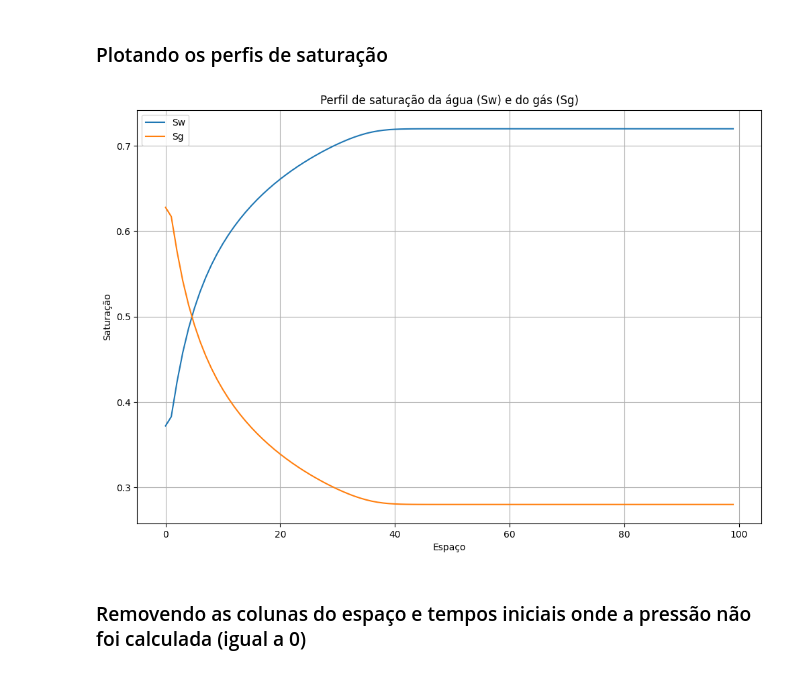
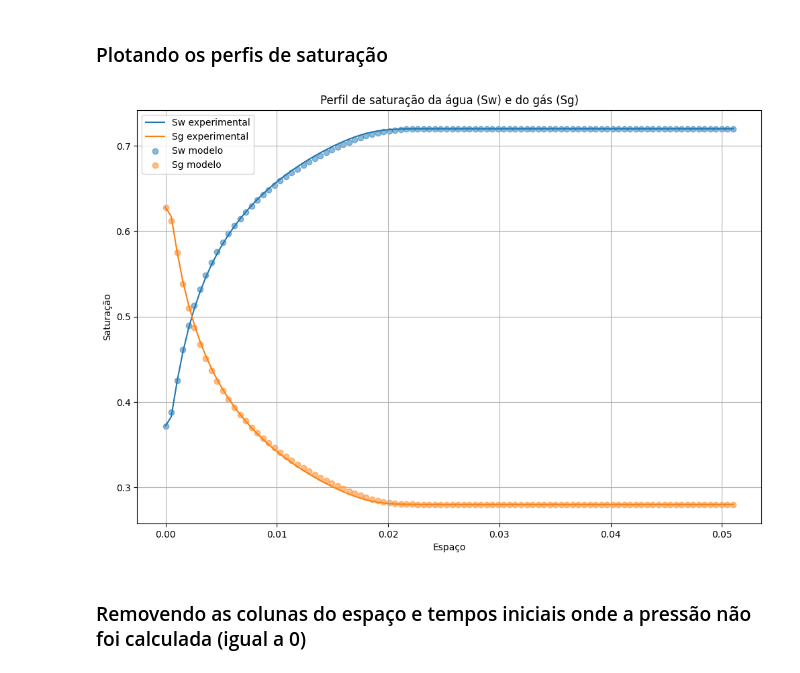
Before and after one commit to weldersalvador/Reverse-Statistics, a Jupyter notebook: exemplos_bifasico.ipynb, the cells around one changed output. Saved outputs shown, nothing was run; the diff lists cells and outputs as text; code cells hidden in the pictures.

Commit message:
Comparando o perfil de saturação dos dados sintéticos e dos modelos obtidos

```diff
--- a/exemplos_bifasico.ipynb
+++ b/exemplos_bifasico.ipynb
@@ -8,13 +8,17 @@ Sw_matrix = pd.read_csv("Sw_matrix.csv", header=None).values  # ou sem .values s
 Sg_matrix = pd.read_csv("Sg_matrix.csv", header=None).values
 
 p_exp_matrix = pd.read_csv("delta_p_exp.csv")
-p_run_64_matrix = pd.read_csv("run_69_p.csv")
+p_run_64_matrix = pd.read_csv("run_187_p.csv")
+Sb_run_64_matrix = pd.read_csv("run_187_Sb.csv")
 
 print("Shape Sw:", Sw_matrix.shape)   # (n_timesteps, n_pontos_espaciais)
 print("Shape Sg:", Sg_matrix.shape)
 # %% [output]
 Shape Sw: (151, 100)
 Shape Sg: (151, 100)
+# %%
+Sb_run_64_matrix = Sb_run_64_matrix.drop(["x/t"], axis = 1)
+Sb_run_64_matrix = Sb_run_64_matrix.drop("0", axis = 1)
 # %%
 Sw = pd.DataFrame(data = Sw_matrix)
 Sg = pd.DataFrame(data = Sg_matrix)
@@ -26,19 +30,23 @@ Sg = Sg.dropna(axis = 1)
 # %%
 import matplotlib.pyplot as plt
 plt.figure(figsize = (12,8))
 
+t = np.linspace(0, 150, 150)
+x = np.linspace(0, 0.051, 100)
+
 #Perfil de saturação do ultimo tempo
-plt.plot(Sw.iloc[-1,:], label = "Sw")
-plt.plot(Sg.iloc[-1,:], label = "Sg")
-
+plt.plot(x,Sw.iloc[-1,:].values, label = "Sw experimental")
+plt.plot(x,Sg.iloc[-1,:].values, label = "Sg experimental")
+plt.scatter(x, Sb_run_64_matrix.iloc[:, -1], label = "Sw modelo", alpha = 0.5)
+plt.scatter(x,1 - (Sb_run_64_matrix.iloc[:, -1]), label = "Sg modelo", alpha = 0.5)
 plt.grid()
 plt.title("Perfil de saturação da água (Sw) e do gás (Sg)")
 plt.xlabel("Espaço")
 plt.ylabel("Saturação")
 plt.legend()
 plt.show()
 # %% [output]
-[figure, old version]
+[figure, new version]
 # %% [markdown]
 ### Removendo as colunas do espaço e tempos iniciais onde a pressão não foi calculada (igual a 0)
 # %%
```
